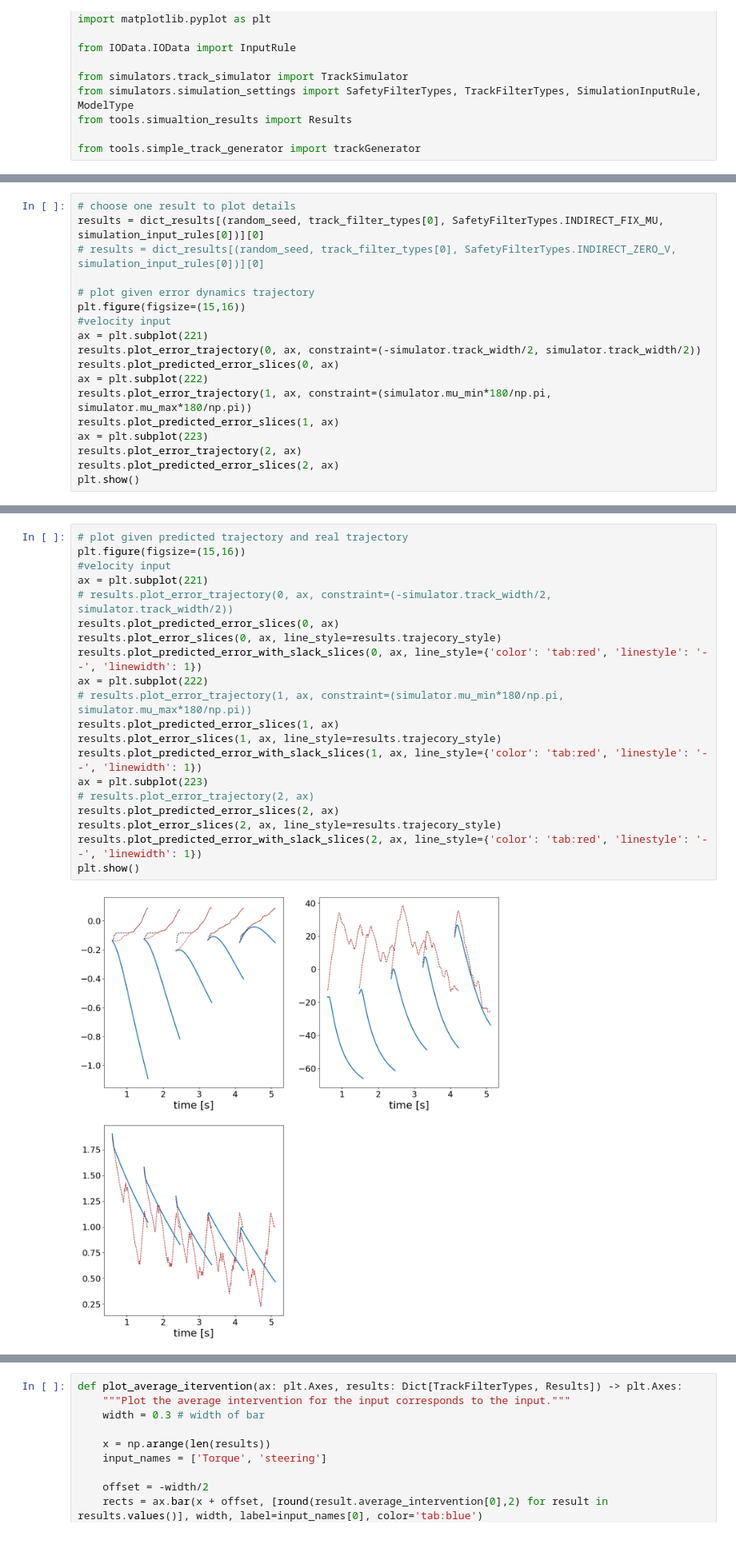
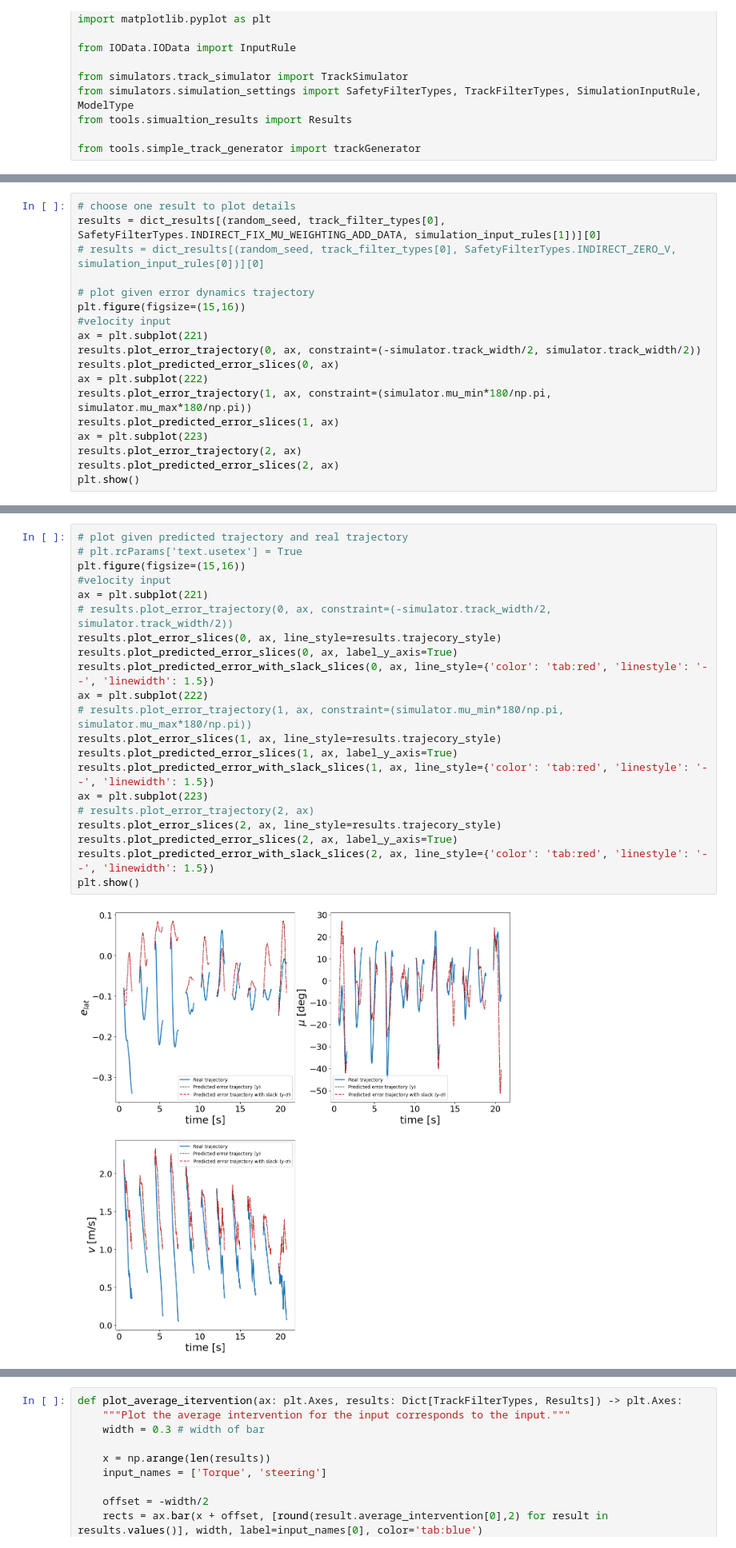
Before and after one commit to HuangYujun-JunkyTalent/DataDrivenSafetyFilter, a Jupyter notebook: track_simulation.ipynb, the cells around one changed output, grey strips where cells are left out. Shown at 80% size. Saved outputs shown, nothing was run; the diff lists cells and outputs as text.

```diff
--- a/track_simulation.ipynb
+++ b/track_simulation.ipynb
@@ -135,6 +142,6 @@ if save_fig:
 # %%
 # choose one result to plot details
-results = dict_results[(random_seed, track_filter_types[0], SafetyFilterTypes.INDIRECT_FIX_MU, simulation_input_rules[0])][0]
+results = dict_results[(random_seed, track_filter_types[0], SafetyFilterTypes.INDIRECT_FIX_MU_WEIGHTING_ADD_DATA, simulation_input_rules[1])][0]
 # results = dict_results[(random_seed, track_filter_types[0], SafetyFilterTypes.INDIRECT_ZERO_V, simulation_input_rules[0])][0]
 
 # plot given error dynamics trajectory
@@ -155,25 +162,26 @@ plt.show()
 # %%
 # plot given predicted trajectory and real trajectory
+# plt.rcParams['text.usetex'] = True
 plt.figure(figsize=(15,16))
 #velocity input
 ax = plt.subplot(221)
 # results.plot_error_trajectory(0, ax, constraint=(-simulator.track_width/2, simulator.track_width/2))
-results.plot_predicted_error_slices(0, ax)
 results.plot_error_slices(0, ax, line_style=results.trajecory_style)
-results.plot_predicted_error_with_slack_slices(0, ax, line_style={'color': 'tab:red', 'linestyle': '--', 'linewidth': 1})
+results.plot_predicted_error_slices(0, ax, label_y_axis=True)
+results.plot_predicted_error_with_slack_slices(0, ax, line_style={'color': 'tab:red', 'linestyle': '--', 'linewidth': 1.5})
 ax = plt.subplot(222)
 # results.plot_error_trajectory(1, ax, constraint=(simulator.mu_min*180/np.pi, simulator.mu_max*180/np.pi))
-results.plot_predicted_error_slices(1, ax)
 results.plot_error_slices(1, ax, line_style=results.trajecory_style)
-results.plot_predicted_error_with_slack_slices(1, ax, line_style={'color': 'tab:red', 'linestyle': '--', 'linewidth': 1})
+results.plot_predicted_error_slices(1, ax, label_y_axis=True)
+results.plot_predicted_error_with_slack_slices(1, ax, line_style={'color': 'tab:red', 'linestyle': '--', 'linewidth': 1.5})
 ax = plt.subplot(223)
 # results.plot_error_trajectory(2, ax)
-results.plot_predicted_error_slices(2, ax)
 results.plot_error_slices(2, ax, line_style=results.trajecory_style)
-results.plot_predicted_error_with_slack_slices(2, ax, line_style={'color': 'tab:red', 'linestyle': '--', 'linewidth': 1})
+results.plot_predicted_error_slices(2, ax, label_y_axis=True)
+results.plot_predicted_error_with_slack_slices(2, ax, line_style={'color': 'tab:red', 'linestyle': '--', 'linewidth': 1.5})
 plt.show()
 # %% [output]
-[figure, old version]
+[figure, new version]
 # %%
 # plot given and applied inputs
 plt.figure(figsize=(14,6))
```
Also changed, not shown: parts of 14 cells of this notebook, 6 other files.
